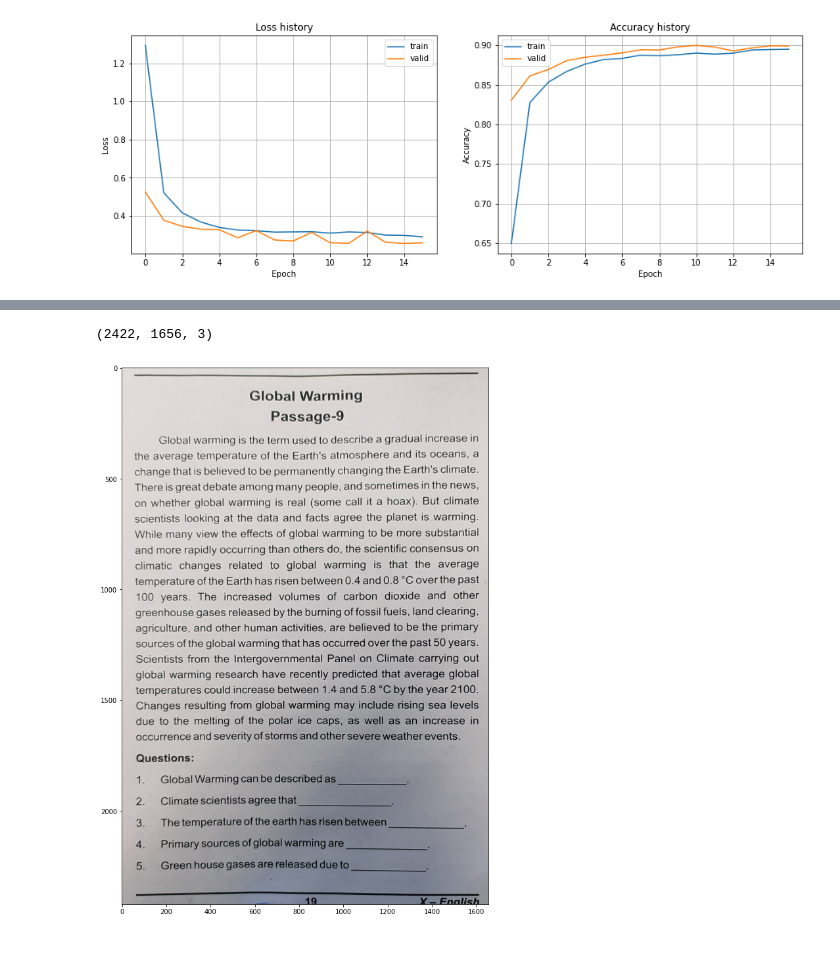
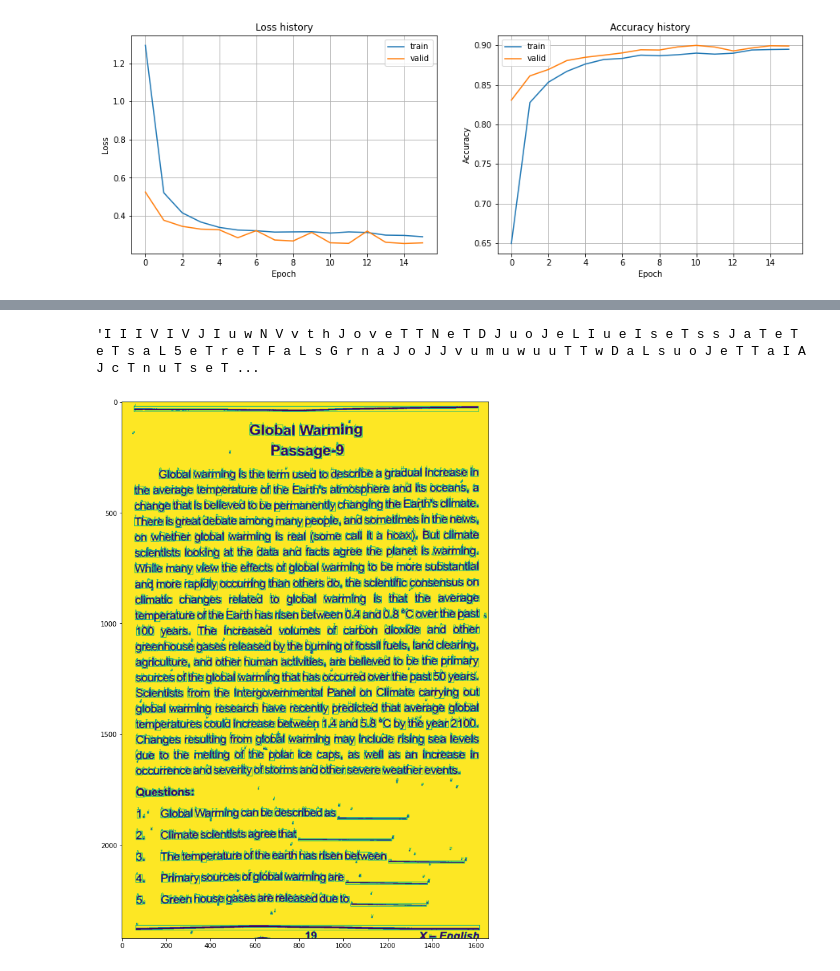
Before and after one commit to dksifoua/Optical-Character-Recognition, a Jupyter notebook: Optical Character Recognition.ipynb, the cells around one changed output, grey strips where cells are left out. Cells and saved outputs as stored; diff of their text form; code cells hidden in the pictures.

```diff
--- a/Optical Character Recognition.ipynb
+++ b/Optical Character Recognition.ipynb
@@ -233,9 +244,11 @@ import matplotlib.pyplot as plt
+# %%
+' '.join(predictions)
+# %% [output]
+'I I I V I V J I u w N V v t h J o v e T T N e T D J u o J e L I u e I s e T s s J a T e T e T s a L 5 e T r e T F a L s G r n a J o J J v u m u w u u T T w D a L s u o J e T T a I A J c T n u T s e T ...
 # %%
-image = cv2.imread('./1.jpg')
 print(image.shape)
 plt.figure(figsize=(15, 15))
-plt.imshow(image)
+plt.imshow(image, cmap='gray')
 plt.show()
 # %% [output]
-(2422, 1656, 3)
-[figure, old version]
+[figure, new version]
```
Also changed, not shown: parts of 8 cells of this notebook.
